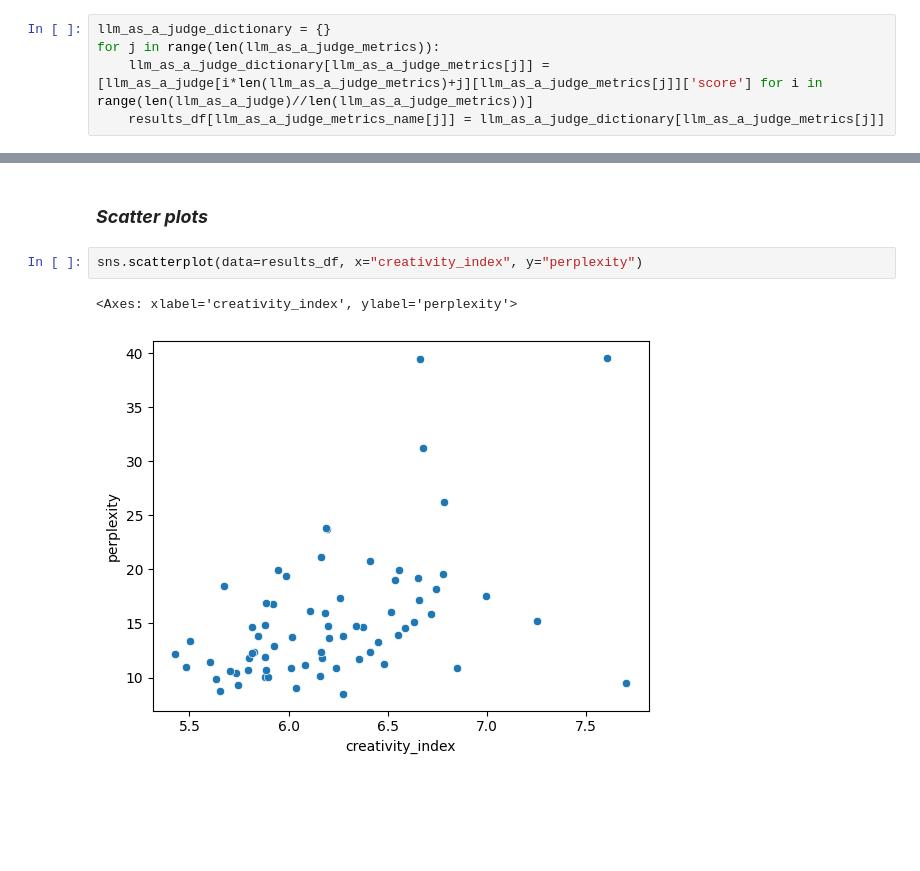
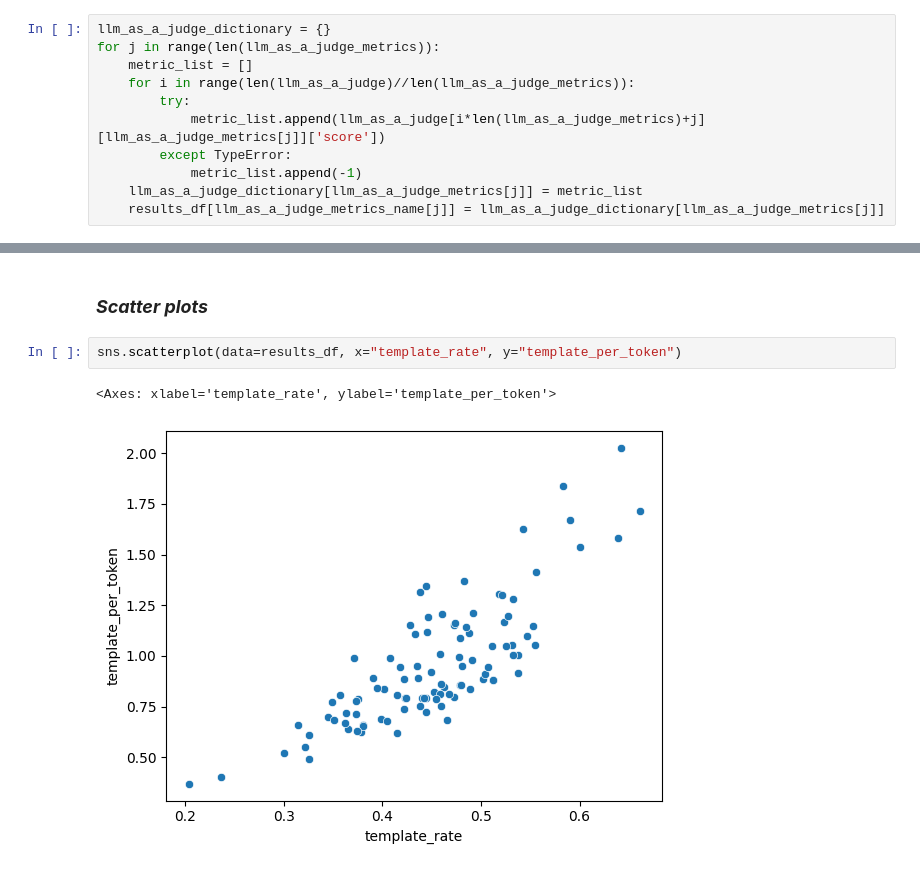
Before and after one commit to pante31/LLM_Creativity, a Jupyter notebook: results-review.ipynb, the cells around one changed output, grey strips where cells are left out. Drawn from its saved outputs; the diff is of its cells as text; blank space fills up the shorter version.

```diff
--- a/results-review.ipynb
+++ b/results-review.ipynb
@@ -142,5 +143,11 @@ results_df.head()
 # %%
 llm_as_a_judge_dictionary = {}
 for j in range(len(llm_as_a_judge_metrics)):
-    llm_as_a_judge_dictionary[llm_as_a_judge_metrics[j]] = [llm_as_a_judge[i*len(llm_as_a_judge_metrics)+j][llm_as_a_judge_metrics[j]]['score'] for i in range(len(llm_as_a_judge)//len(llm_as_a_judge_metrics))]
+    metric_list = []
+    for i in range(len(llm_as_a_judge)//len(llm_as_a_judge_metrics)):
+        try:
+            metric_list.append(llm_as_a_judge[i*len(llm_as_a_judge_metrics)+j][llm_as_a_judge_metrics[j]]['score'])
+        except TypeError:
+            metric_list.append(-1)
+    llm_as_a_judge_dictionary[llm_as_a_judge_metrics[j]] = metric_list
     results_df[llm_as_a_judge_metrics_name[j]] = llm_as_a_judge_dictionary[llm_as_a_judge_metrics[j]]
@@ -216,7 +366,7 @@ plt.show()
 # %% [markdown]
 ### **_Scatter plots_**
 # %%
-sns.scatterplot(data=results_df, x="creativity_index", y="perplexity")
+sns.scatterplot(data=results_df, x="template_rate", y="template_per_token")
 # %% [output]
-<Axes: xlabel='creativity_index', ylabel='perplexity'>
+<Axes: xlabel='template_rate', ylabel='template_per_token'>
-[figure, old version]
+[figure, new version]
```
Also changed, not shown: parts of 18 cells of this notebook.
